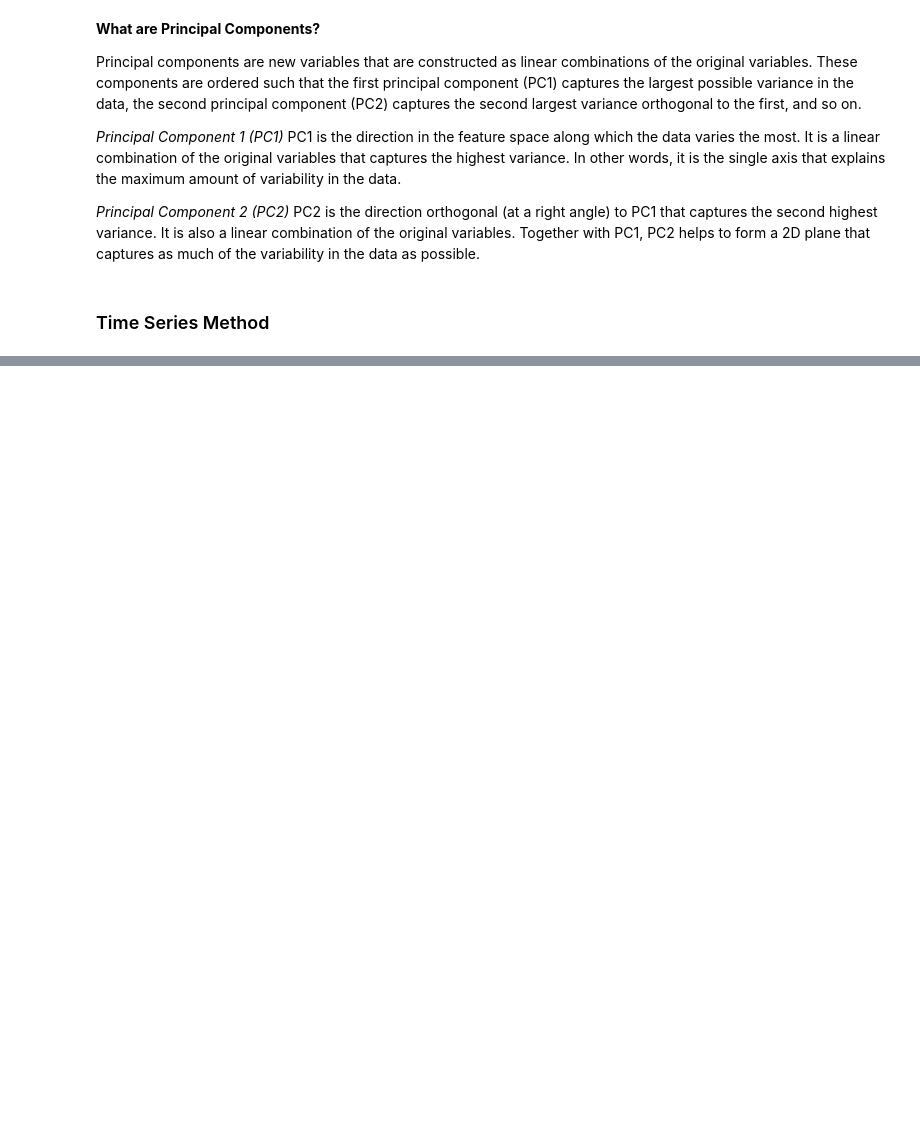
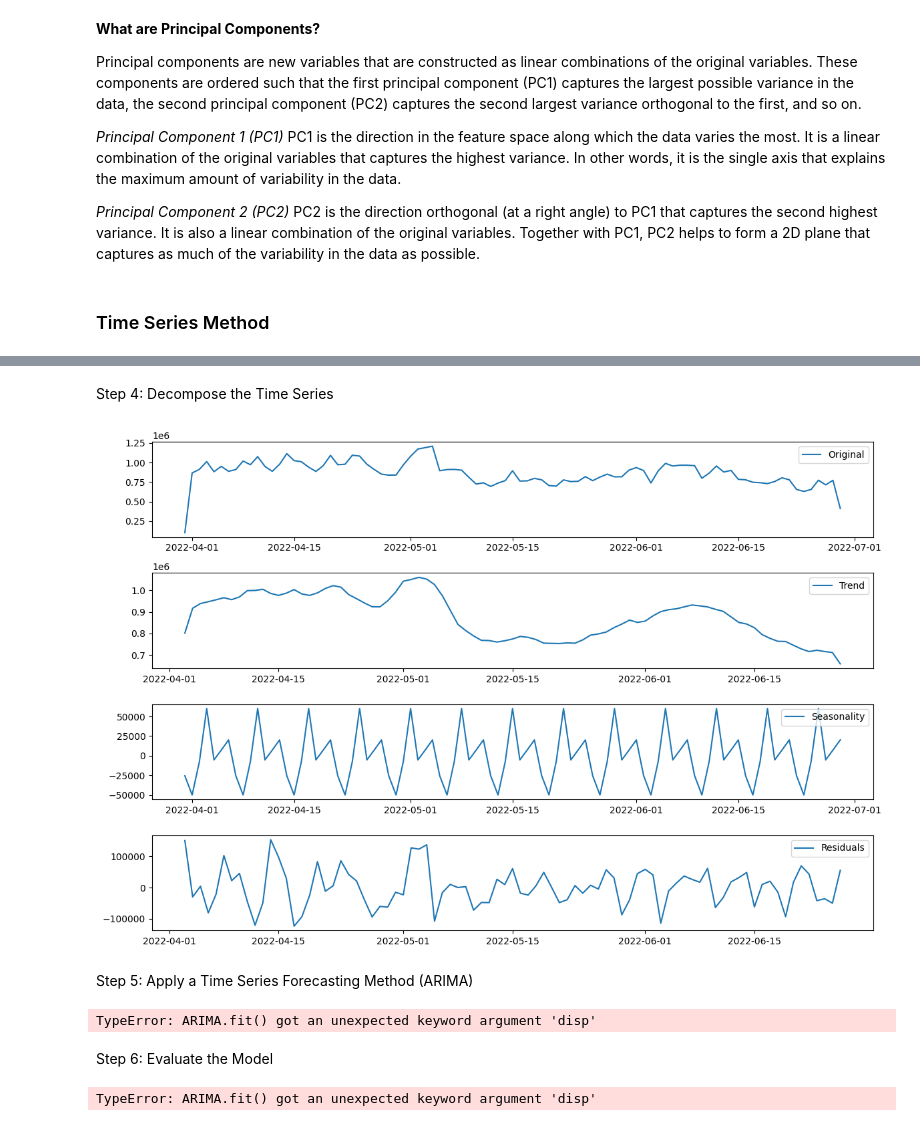
Before and after one commit to patrick-hsbr/fh_mtm_data_projekt_group1, a Jupyter notebook: data.ipynb, the cells around one changed output, grey strips where cells are left out. Saved outputs shown, nothing was run; the diff lists cells and outputs as text; code cells hidden in the pictures; blank space fills up the shorter version.

```diff
--- a/data.ipynb
+++ b/data.ipynb
@@ -804,0 +876,73 @@ Together with PC1, PC2 helps to form a 2D plane that captures as much of the var
+# %% [markdown]
+Step 4: Decompose the Time Series
+# %%
+# Decompose the time series
+decomposition = seasonal_decompose(daily_sales, model='additive')
+
+# Plot the decomposed components
+plt.figure(figsize=(12, 8))
+
+plt.subplot(411)
+plt.plot(daily_sales, label='Original')
+plt.legend(loc='best')
+
+plt.subplot(412)
+plt.plot(decomposition.trend, label='Trend')
+plt.legend(loc='best')
+
+plt.subplot(413)
+plt.plot(decomposition.seasonal, label='Seasonality')
+plt.legend(loc='best')
+
+plt.subplot(414)
+plt.plot(decomposition.resid, label='Residuals')
+plt.legend(loc='best')
+
+plt.tight_layout()
+plt.show()
+# %% [output]
+[figure, added]
+# %% [markdown]
+Step 5: Apply a Time Series Forecasting Method (ARIMA)
+# %%
+# Define the model
+model = ARIMA(daily_sales, order=(5, 1, 0))
+
+# Fit the model
+model_fit = model.fit(disp=0)
+
+# Make predictions
+forecast, stderr, conf_int = model_fit.forecast(steps=30)
+
+# Plot the forecast
+plt.figure(figsize=(12, 6))
+plt.plot(daily_sales, label='Original')
+plt.plot(pd.date_range(start=daily_sales.index[-1], periods=30, freq='D'), forecast, label='Forecast')
+plt.fill_between(pd.date_range(start=daily_sales.index[-1], periods=30, freq='D'), conf_int[:, 0], conf_int[:, 1], color='k', alpha=0.1)
+plt.title('Sales Forecast')
+plt.xlabel('Date')
+plt.ylabel('Sales Amount')
+plt.legend(loc='best')
+plt.grid(True)
+plt.show()
+# %% [output]
+TypeError: ARIMA.fit() got an unexpected keyword argument 'disp'
+# %% [markdown]
+Step 6: Evaluate the Model
+# %%
+# Split the data into training and test sets
+train_size = int(len(daily_sales) * 0.8)
+train, test = daily_sales[0:train_size], daily_sales[train_size:]
+
+# Fit the model on training data
+model = ARIMA(train, order=(5, 1, 0))
+model_fit = model.fit(disp=0)
+
+# Make predictions on test data
+forecast = model_fit.forecast(steps=len(test))[0]
+
+# Calculate the mean squared error
+mse = mean_squared_error(test, forecast)
+print(f'Mean Squared Error: {mse}')
+# %% [output]
+TypeError: ARIMA.fit() got an unexpected keyword argument 'disp'
```
Also changed, not shown: parts of 8 cells of this notebook.
